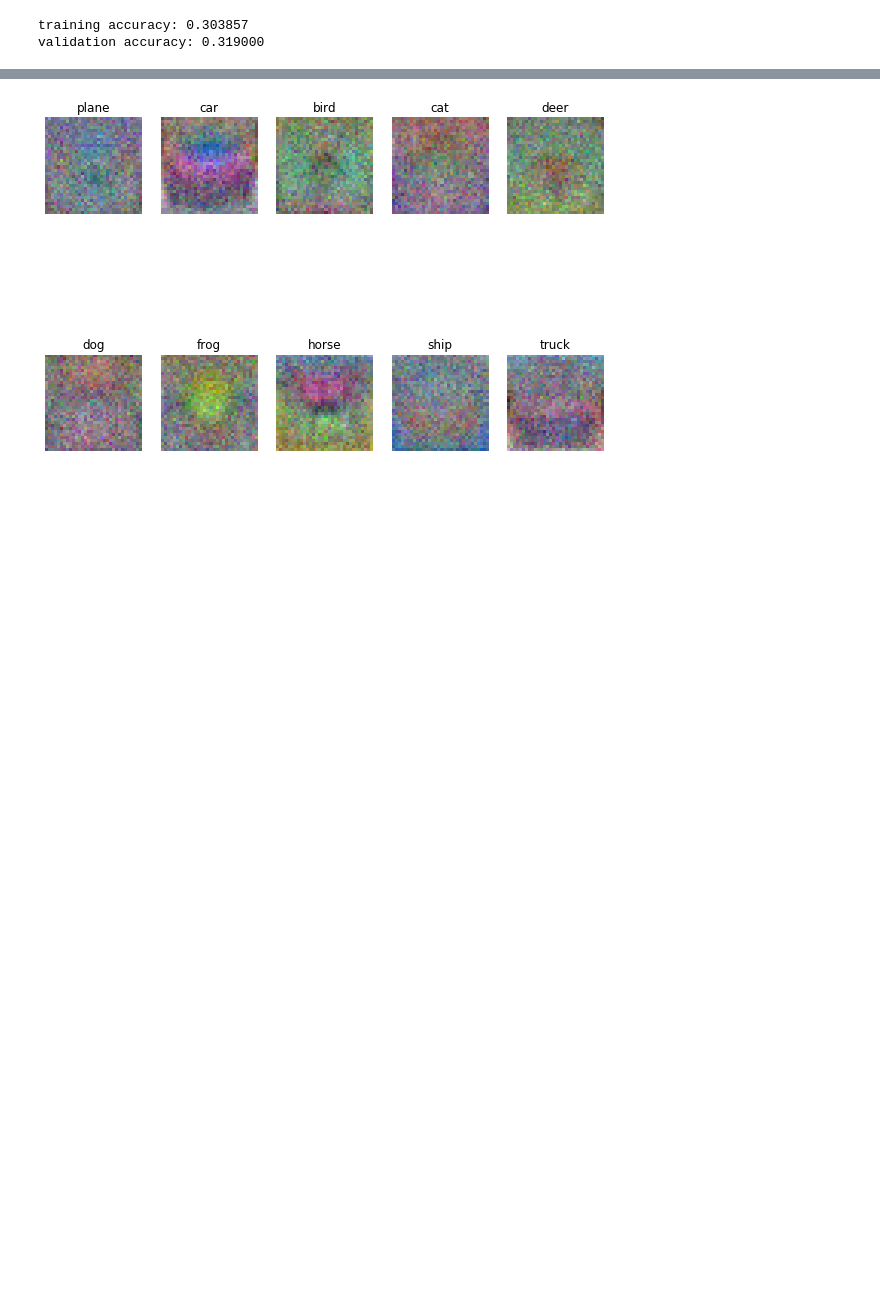
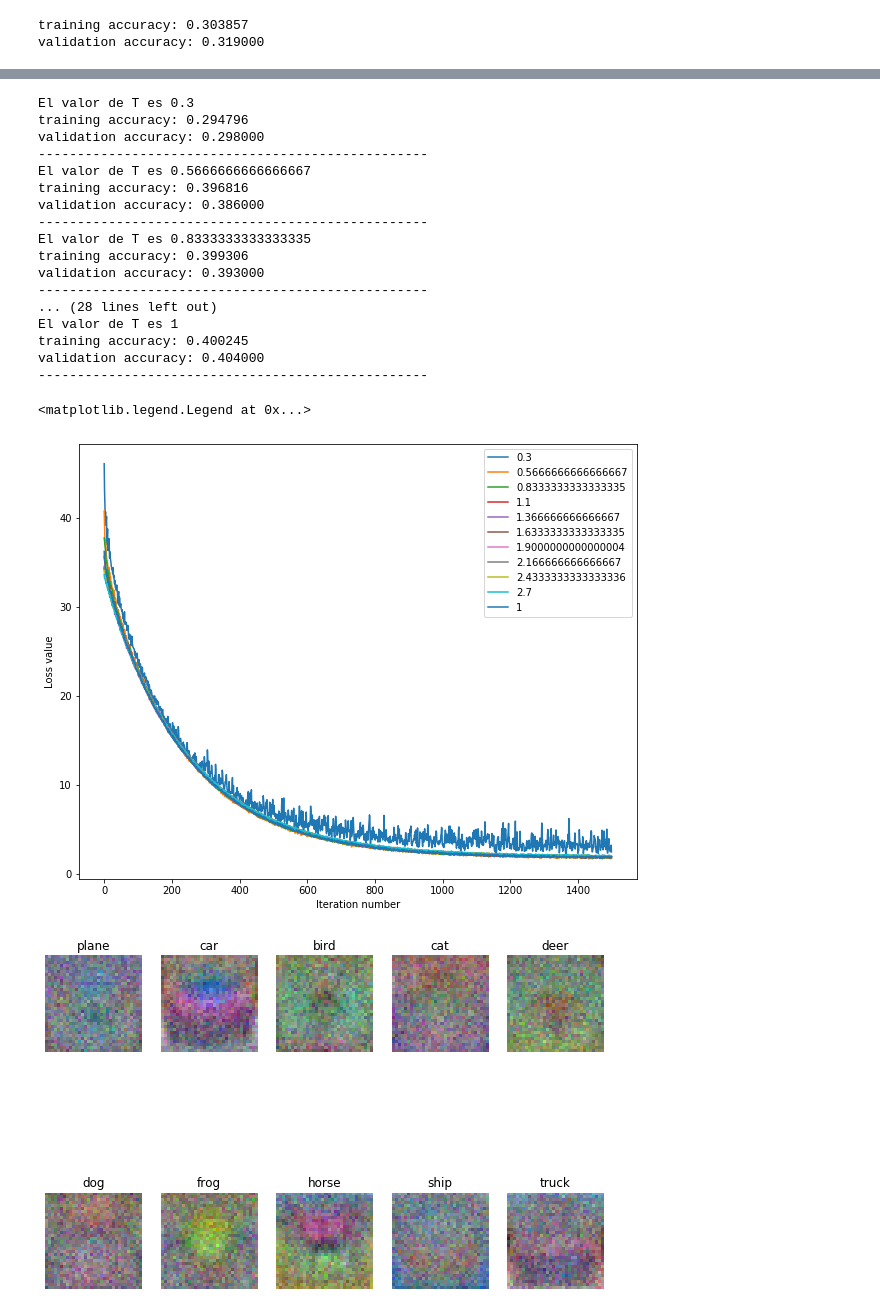
Before and after one commit to camilomarino/Obligatorios_DLVIS_2020, a Jupyter notebook: ob1/softmax.ipynb, the cells around one changed output, grey strips where cells are left out. Saved outputs shown, nothing was run; the diff lists cells and outputs as text; code cells hidden in the pictures; blank space fills up the shorter version.

```diff
--- a/ob1/softmax.ipynb
+++ b/ob1/softmax.ipynb
@@ -337,3 +335,46 @@ $\color{blue}{\textit Your Answer:}$
+# %%
+# In the file linear_classifier.py, implement SGD in the function
+# LinearClassifier.train() and then run it with the code below.
+from cs231n.classifiers import Softmax
+plt.figure()
+best_val = -1
+for T in list(np.linspace(0.3,2.7,10))+[1]:
+    softmax = Softmax()
+    loss_hist = softmax.train(X_train, y_train, learning_rate=1e-6, reg=1e3,
+                          num_iters=1500, verbose=False, T=T)
+    plt.plot(loss_hist, label=f'{T}')
+    y_train_pred = softmax.predict(X_train)
+    print(f'El valor de T es {T}')
+    print( f'training accuracy: %f' % (np.mean(y_train == y_train_pred), ))
+    y_val_pred = softmax.predict(X_val)
+    print( f'validation accuracy: %f' % (acc_val:=np.mean(y_val == y_val_pred), ))
+    print('-'*50)
+    if acc_val>best_val:
+            best_softmax =  softmax
+            best_val = acc_val
+plt.xlabel('Iteration number')
+plt.ylabel('Loss value')
+plt.legend()
+# %% [output]
+El valor de T es 0.3
+training accuracy: 0.294796
+validation accuracy: 0.298000
+--------------------------------------------------
+El valor de T es 0.5666666666666667
+training accuracy: 0.396816
+validation accuracy: 0.386000
+--------------------------------------------------
+El valor de T es 0.8333333333333335
+training accuracy: 0.399306
+validation accuracy: 0.393000
+--------------------------------------------------
+... (28 lines left out)
+El valor de T es 1
+training accuracy: 0.400245
+validation accuracy: 0.404000
+--------------------------------------------------
+<matplotlib.legend.Legend at 0x...>
+[figure, added]
 # %%
 # Visualize the learned weights for each class
 w = best_softmax.W[:-1,:] # strip out the bias
```
Also changed, not shown: parts of 9 cells of this notebook, 2 other files.
